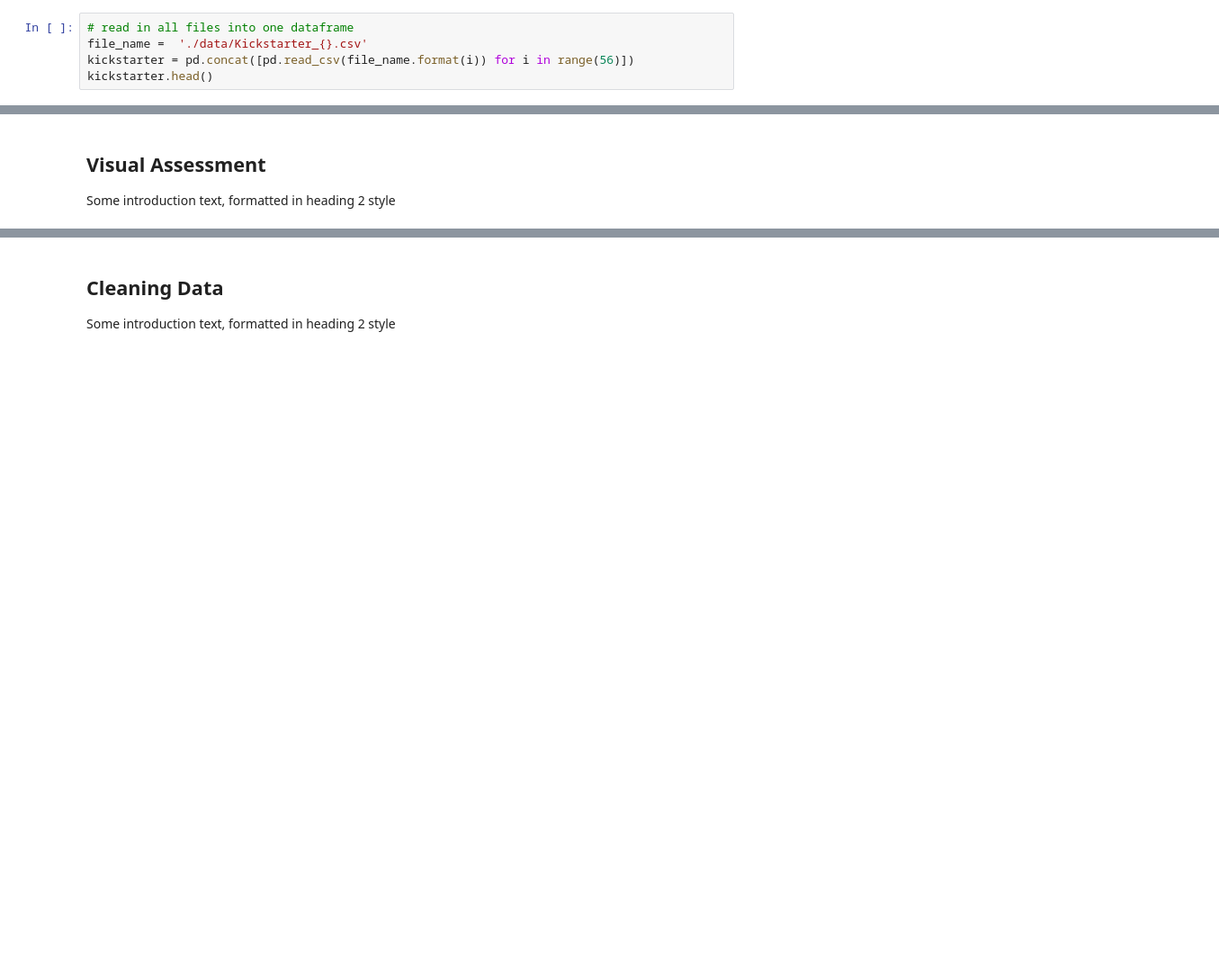
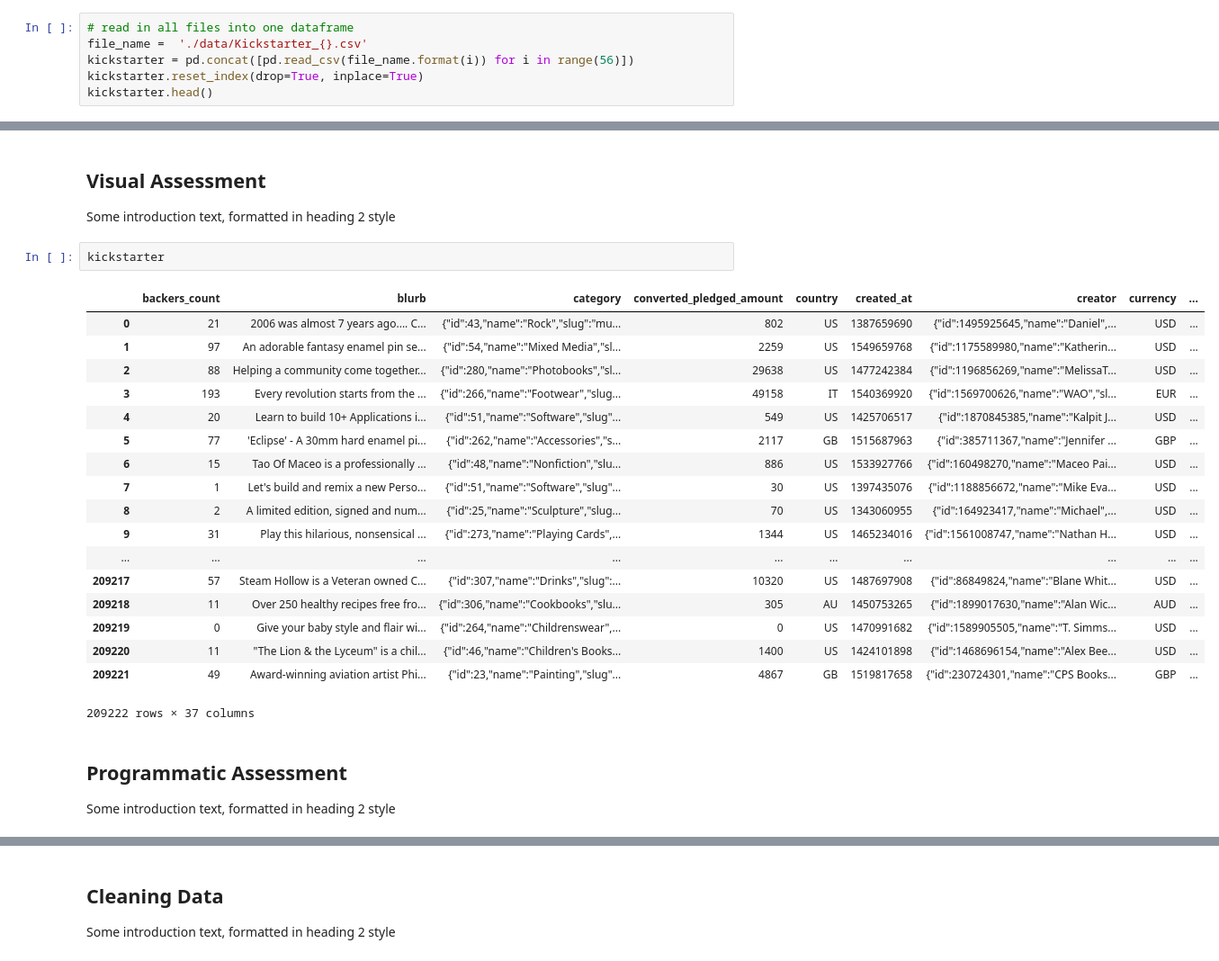
Before and after one commit to faymarie/crowdfunding-analysis, a Jupyter notebook: crowdfunding-analysis.ipynb, the cells around one changed output, grey strips where cells are left out. Shown: that part at 90% size. Cells and saved outputs as stored; diff of their text form; blank space fills up the shorter version.

```diff
--- a/crowdfunding-analysis.ipynb
+++ b/crowdfunding-analysis.ipynb
@@ -24,6 +24,7 @@ Some introduction text, formatted in heading 2 style
 # read in all files into one dataframe
 file_name =  './data/Kickstarter_{}.csv'
 kickstarter = pd.concat([pd.read_csv(file_name.format(i)) for i in range(56)])
+kickstarter.reset_index(drop=True, inplace=True)
 kickstarter.head()
 # %% [output]
 |  | backers_count | blurb | category | converted_pledged_amount | country | created_at | creator | currency | ... |
@@ -36,3 +37,27 @@ kickstarter.head()
 # %% [markdown]
 ## Visual Assessment <a name="visualassessment"></a>
 Some introduction text, formatted in heading 2 style
+# %%
+kickstarter
+# %% [output]
+|  | backers_count | blurb | category | converted_pledged_amount | country | created_at | creator | currency | ... |
+| 0 | 21 | 2006 was almost 7 years ago.... C... | {"id":43,"name":"Rock","slug":"mu... | 802 | US | 1387659690 | {"id":1495925645,"name":"Daniel",... | USD | ... |
+| 1 | 97 | An adorable fantasy enamel pin se... | {"id":54,"name":"Mixed Media","sl... | 2259 | US | 1549659768 | {"id":1175589980,"name":"Katherin... | USD | ... |
+| 2 | 88 | Helping a community come together... | {"id":280,"name":"Photobooks","sl... | 29638 | US | 1477242384 | {"id":1196856269,"name":"MelissaT... | USD | ... |
+| 3 | 193 | Every revolution starts from the ... | {"id":266,"name":"Footwear","slug... | 49158 | IT | 1540369920 | {"id":1569700626,"name":"WAO","sl... | EUR | ... |
+| 4 | 20 | Learn to build 10+ Applications i... | {"id":51,"name":"Software","slug"... | 549 | US | 1425706517 | {"id":1870845385,"name":"Kalpit J... | USD | ... |
+| 5 | 77 | 'Eclipse' - A 30mm hard enamel pi... | {"id":262,"name":"Accessories","s... | 2117 | GB | 1515687963 | {"id":385711367,"name":"Jennifer ... | GBP | ... |
+| 6 | 15 | Tao Of Maceo is a professionally ... | {"id":48,"name":"Nonfiction","slu... | 886 | US | 1533927766 | {"id":160498270,"name":"Maceo Pai... | USD | ... |
+| 7 | 1 | Let's build and remix a new Perso... | {"id":51,"name":"Software","slug"... | 30 | US | 1397435076 | {"id":1188856672,"name":"Mike Eva... | USD | ... |
+| 8 | 2 | A limited edition, signed and num... | {"id":25,"name":"Sculpture","slug... | 70 | US | 1343060955 | {"id":164923417,"name":"Michael",... | USD | ... |
+| 9 | 31 | Play this hilarious, nonsensical ... | {"id":273,"name":"Playing Cards",... | 1344 | US | 1465234016 | {"id":1561008747,"name":"Nathan H... | USD | ... |
+| ... | ... | ... | ... | ... | ... | ... | ... | ... | ... |
+| 209217 | 57 | Steam Hollow is a Veteran owned C... | {"id":307,"name":"Drinks","slug":... | 10320 | US | 1487697908 | {"id":86849824,"name":"Blane Whit... | USD | ... |
+| 209218 | 11 | Over 250 healthy recipes free fro... | {"id":306,"name":"Cookbooks","slu... | 305 | AU | 1450753265 | {"id":1899017630,"name":"Alan Wic... | AUD | ... |
+| 209219 | 0 | Give your baby style and flair wi... | {"id":264,"name":"Childrenswear",... | 0 | US | 1470991682 | {"id":1589905505,"name":"T. Simms... | USD | ... |
+| 209220 | 11 | "The Lion & the Lyceum" is a chil... | {"id":46,"name":"Children's Books... | 1400 | US | 1424101898 | {"id":1468696154,"name":"Alex Bee... | USD | ... |
+| 209221 | 49 | Award-winning aviation artist Phi... | {"id":23,"name":"Painting","slug"... | 4867 | GB | 1519817658 | {"id":230724301,"name":"CPS Books... | GBP | ... |
+209222 rows × 37 columns
+# %% [markdown]
+## Programmatic Assessment <a name="programmaticassessment"></a>
+Some introduction text, formatted in heading 2 style
```
Also changed, not shown: parts of 29 cells of this notebook.
